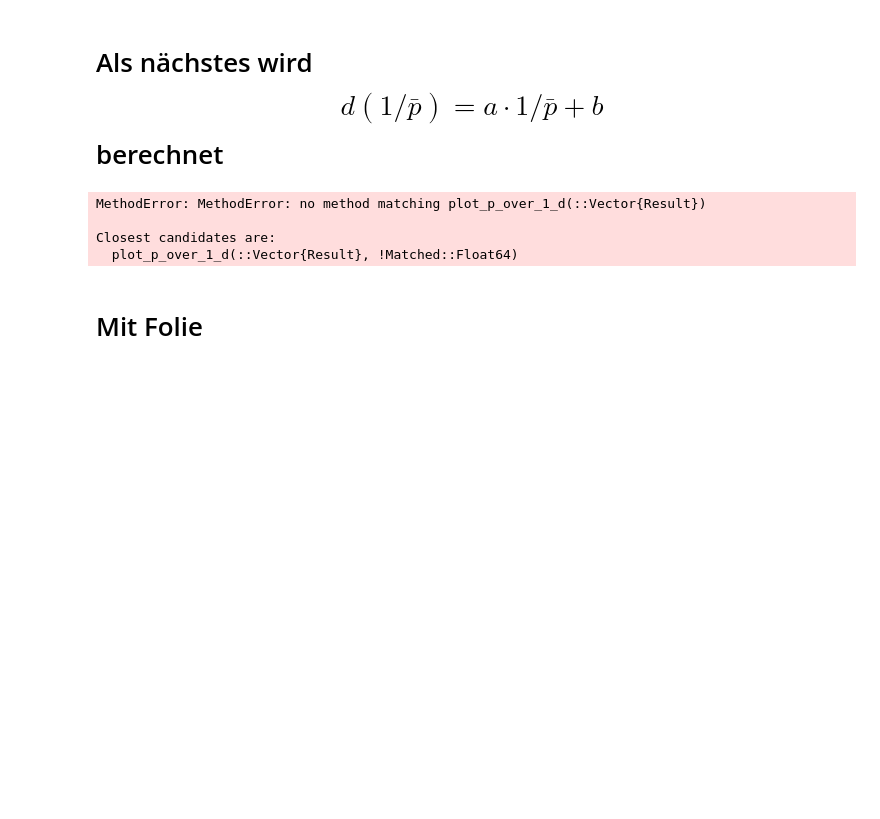
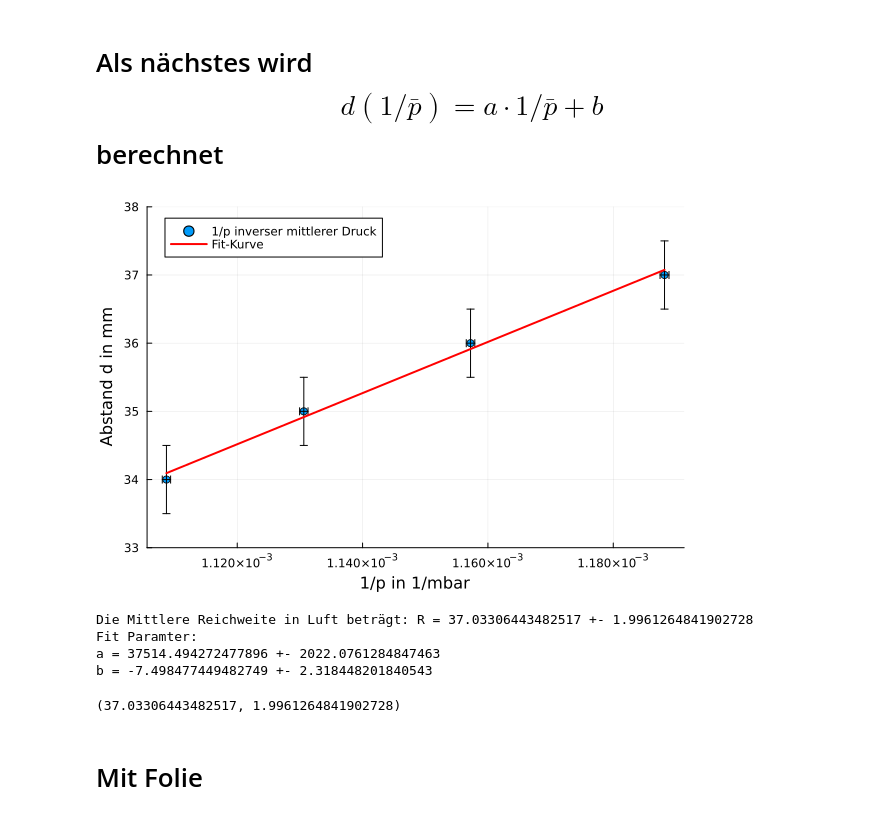
Before and after one commit to Baryonics/pb_ktp_3_3, a Jupyter notebook: code/reichweiten.ipynb, the cells around one changed output. Saved outputs shown, nothing was run; the diff lists cells and outputs as text; code cells hidden in the pictures; blank space fills up the shorter version.

Commit message:
Berechnungen für die Mittlere Reichweite in Luft hinzugefügt, Plot und Fit angepasst

```diff
--- a/code/reichweiten.ipynb
+++ b/code/reichweiten.ipynb
@@ -75,12 +75,14 @@ Result(841.6245433774301, 0.5031152949374527, [59.19621280479715, -0.28551531524
 # %% [markdown]
 # Als nächstes wird $$d(1/\bar{p}) = a \cdot 1/\bar{p} + b$$ berechnet
 # %%
-plot_p_over_1_d(results_of, 0.5)
+r_mean = plot_p_over_1_d(results_of, 0.5)
 # %% [output]
+[figure, added]
-MethodError: MethodError: no method matching plot_p_over_1_d(::Vector{Result})
-
-Closest candidates are:
-  plot_p_over_1_d(::Vector{Result}, !Matched::Float64)
+Die Mittlere Reichweite in Luft beträgt: R = 37.03306443482517 +- 1.9961264841902728
+Fit Paramter:
+a = 37514.494272477896 +- 2022.0761284847463
+b = -7.498477449482749 +- 2.318448201840543
+(37.03306443482517, 1.9961264841902728)
 # %% [markdown]
 # Mit Folie
 # %% [markdown]
```
Also changed, not shown: parts of 6 cells of this notebook, 1 other file.
